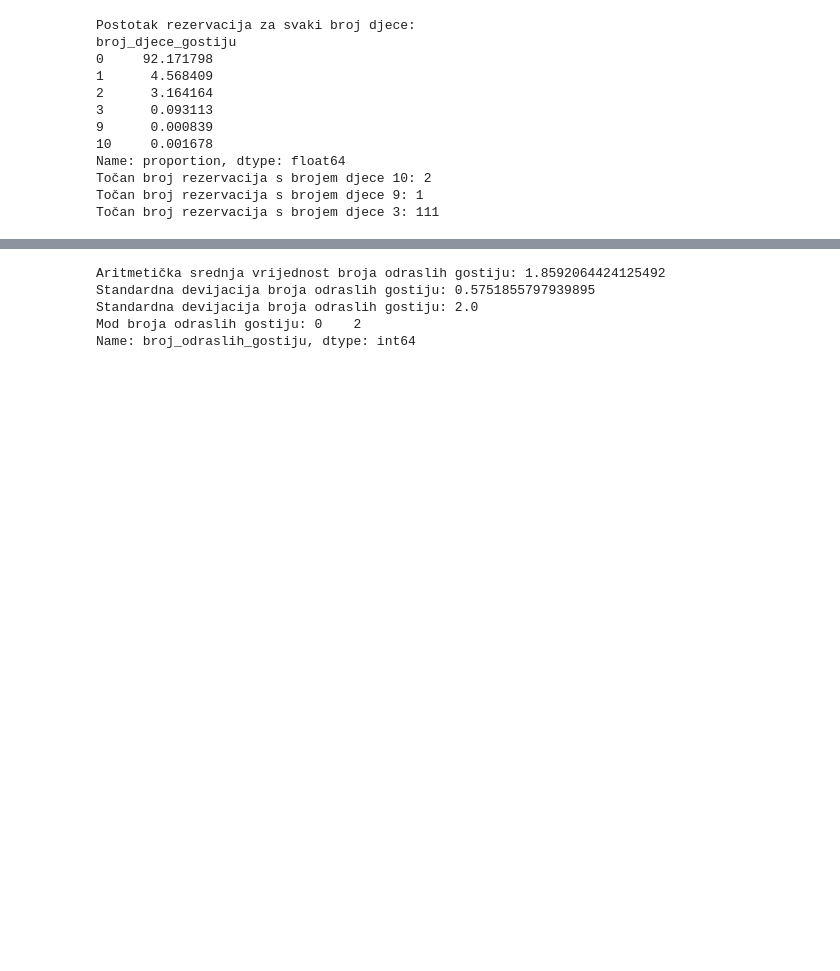
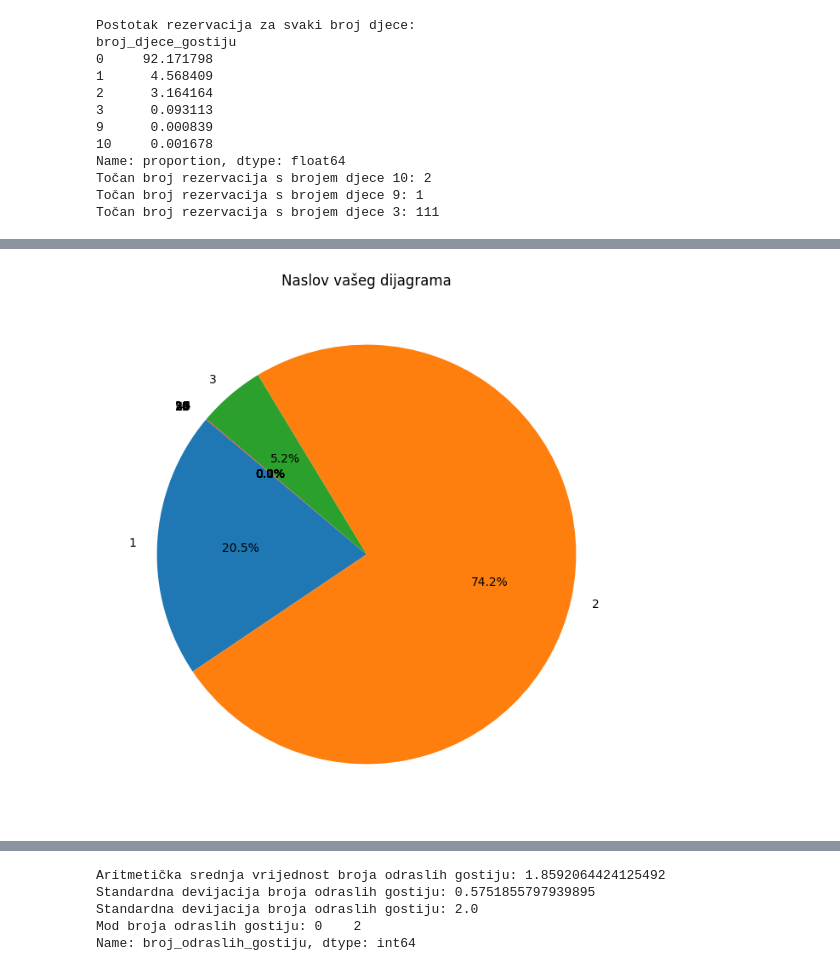
Before and after one commit to Matija-Kukic/lumen, a Jupyter notebook: data_cleanup/processing/processing_by_numer_of_guests/analiza_broj_gostiju.ipynb, the cells around one changed output, grey strips where cells are left out. Cells and saved outputs as stored; diff of their text form; code cells hidden in the pictures; blank space fills up the shorter version.

```diff
--- a/data_cleanup/processing/processing_by_numer_of_guests/analiza_broj_gostiju.ipynb
+++ b/data_cleanup/processing/processing_by_numer_of_guests/analiza_broj_gostiju.ipynb
@@ -91,3 +91,14 @@ Točan broj rezervacija s brojem djece 3: 111
+# %%
+# Izračunavanje frekvencija za broj odraslih za rezervacije bez djece
+frekvencija_po_broju_odraslih_bez_djece=data_bez_djece['broj_odraslih_gostiju'].value_counts().sort_index()
+
+# Kreiranje torta dijagrama za broj djece po rezervaciji
+plt.figure(figsize=(10, 8))
+plt.pie(frekvencija_po_broju_odraslih_bez_djece, labels=frekvencija_po_broju_odraslih_bez_djece.index, autopct='%1.1f%%', startangle=140)
+plt.title('Naslov vašeg dijagrama')
+plt.show()
+# %% [output]
+[figure, added]
 # %%
 filtrirani_data = data[data['broj_djece_gostiju'] > 2]
 pd.set_option('display.max_rows', None)
```
Also changed, not shown: parts of 20 cells of this notebook.
